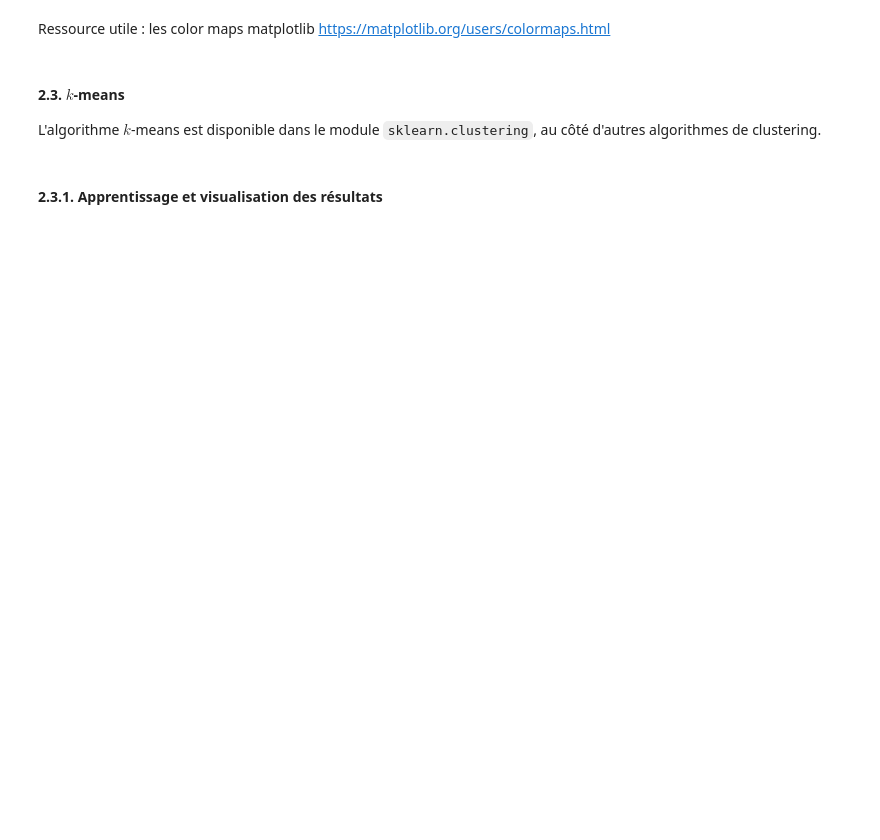
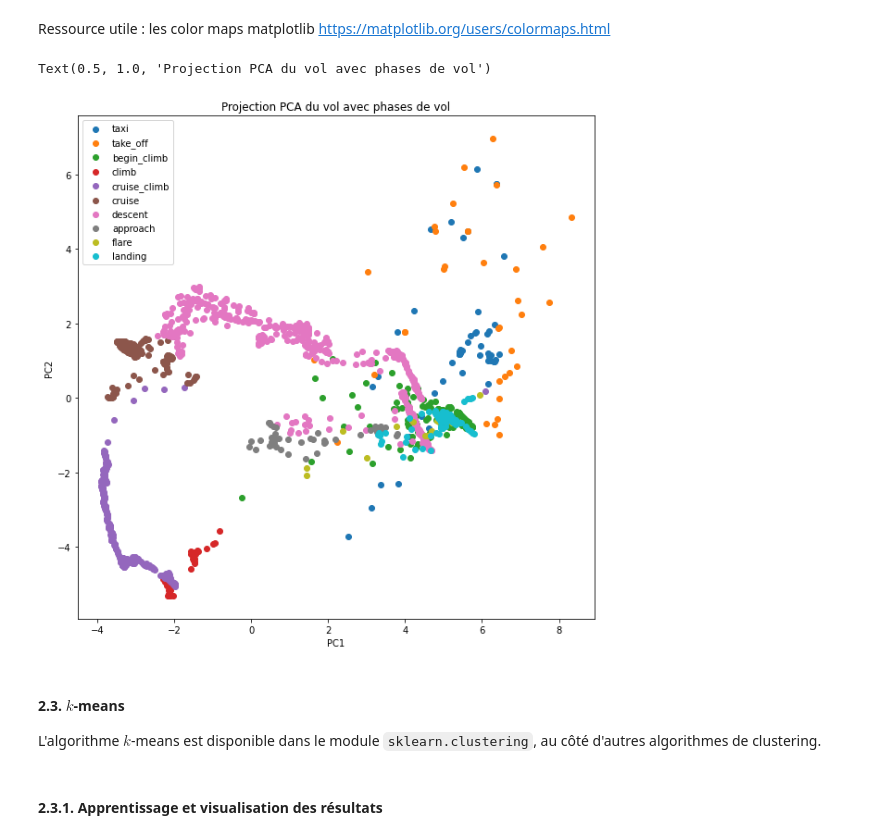
Before and after one commit to Davidson-Lova/TD_stats, a Jupyter notebook: TD2/TD2.ipynb, the cells around one changed output. Drawn from its saved outputs; the diff is of its cells as text; code cells hidden in the pictures; blank space fills up the shorter version.

```diff
--- a/TD2/TD2.ipynb
+++ b/TD2/TD2.ipynb
@@ -499,16 +542,20 @@ Ressource utile : les color maps matplotlib https://matplotlib.org/users/colorma
 # %%
 """
 EXERCICE - Projection et visualisation par PCA avec affichage de la phase de vol.
 Complétez le code matplotlib suivant afin de de colorer les points par phase de vol, avec une légende.
 """
+df_proj["FLIGHT_PHASE"] = vol.loc[:, "FLIGHT_PHASE"]
 plt.figure(figsize=(10,10))
 for phase in phases:
-    data = ...
+    data = np.array(df_proj[df_proj["FLIGHT_PHASE"].isin([phase])].loc[:, ["PC1", "PC2"]])
     plt.scatter(data[:, 0], data[:, 1], label=phase)
 plt.legend()
 plt.xlabel('PC1')
 plt.ylabel('PC2')
 plt.title('Projection PCA du vol avec phases de vol')
+# %% [output]
+Text(0.5, 1.0, 'Projection PCA du vol avec phases de vol')
+[figure, added]
 # %% [markdown]
 #### 2.3. $k$-means
 
```
Also changed, not shown: parts of 20 cells of this notebook.
